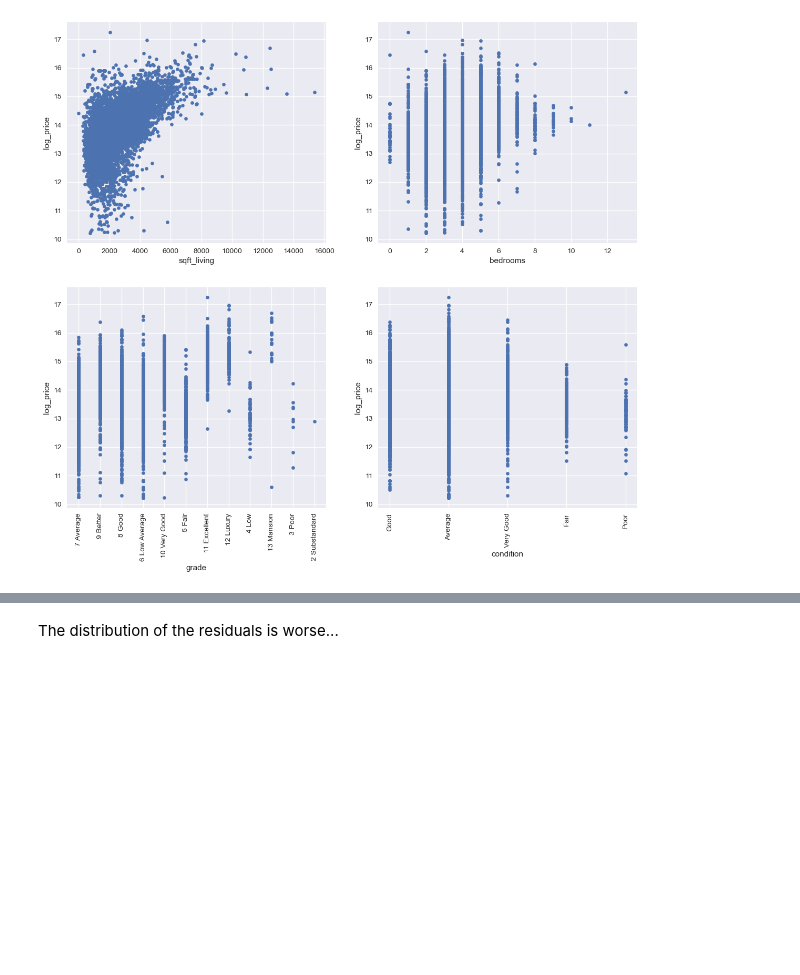
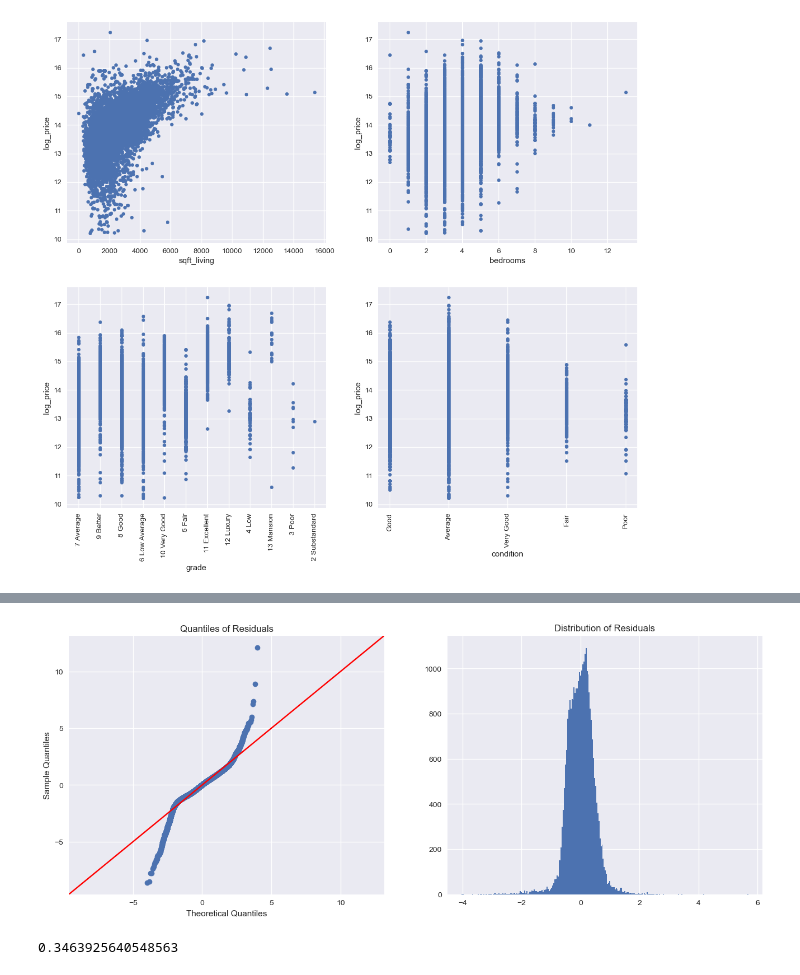
Before and after one commit to lalynjay/Housing_Prices_Analysis, a Jupyter notebook: Housing_Prices_Analysis.ipynb, the cells around one changed output, grey strips where cells are left out. Cells and saved outputs as stored; diff of their text form; code cells hidden in the pictures; blank space fills up the shorter version.

```diff
--- a/Housing_Prices_Analysis.ipynb
+++ b/Housing_Prices_Analysis.ipynb
@@ -376,8 +470,8 @@ plt.scatter(x=X_log, y=df["price"])
 # %%
-baseline_log_x_model = sm.OLS(y, sm.add_constant(X_log))
-baseline_logx_results = baseline_log_x_model.fit()
+baseline_log_xy_model = sm.OLS(y_log, sm.add_constant(X_log))
+baseline_log_xy_results = baseline_log_xy_model.fit()
 
-print(baseline_logx_results.summary())
+print(baseline_log_xy_results.summary())
 # %% [output]
                             OLS Regression Results
 ==============================================================================
@@ -419,9 +496,14 @@ For each increase of  𝑝%
 # %%
 fig, (ax1, ax2) = plt.subplots(nrows=1, ncols=2, figsize=(16, 6))
 
-sm.graphics.qqplot(baseline_logxy_results.resid, dist=stats.norm, line='45', fit=True, ax=ax1)
-ax2.hist(baseline_logxy_results.resid, bins="auto");
+sm.graphics.qqplot(baseline_log_xy_results.resid, dist=stats.norm, line='45', fit=True, ax=ax1)
+ax2.hist(baseline_log_xy_results.resid, bins="auto");
 ax2.set_title("Distribution of Residuals");
 ax1.set_title("Quantiles of Residuals");
+# %% [output]
+[figure, added]
-# %% [markdown]
-The distribution of the residuals is worse...
+# %%
+baseline_logxy_results_mae = baseline_logxy_results.resid.abs().sum() / len(y_log)
+baseline_logxy_results_mae
+# %% [output]
+0.3463925640548563
```
Also changed, not shown: parts of 91 cells of this notebook.
